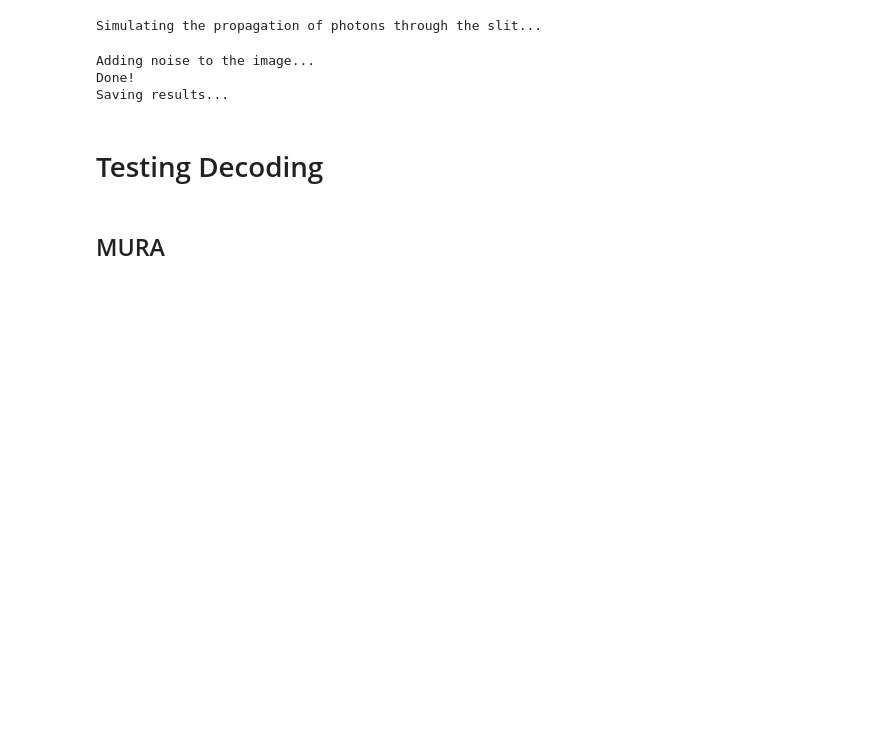
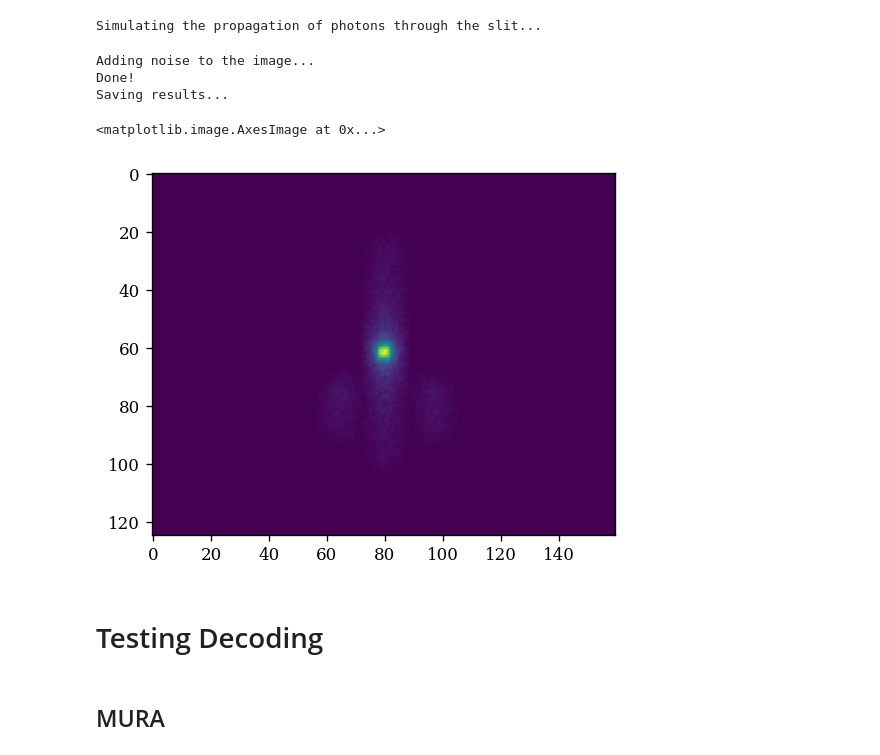
Before and after one commit to Eitan-Sprejer/CodedAperture, a Jupyter notebook: testing.ipynb, the cells around one changed output. Drawn from its saved outputs; the diff is of its cells as text; code cells hidden in the pictures; blank space fills up the shorter version.

```diff
--- a/testing.ipynb
+++ b/testing.ipynb
@@ -36,6 +48,12 @@ Simulating the propagation of photons through the slit...
 Adding noise to the image...
 Done!
 Saving results...
+# %%
+image = np.load('results\phi unveven slit_size and sensor_size\image.npy')
+plt.imshow(image)
+# %% [output]
+<matplotlib.image.AxesImage at 0x...>
+[figure, added]
 # %% [markdown]
 # Testing Decoding
 # %% [markdown]
```
Also changed, not shown: parts of 3 cells of this notebook, 7 other files.
